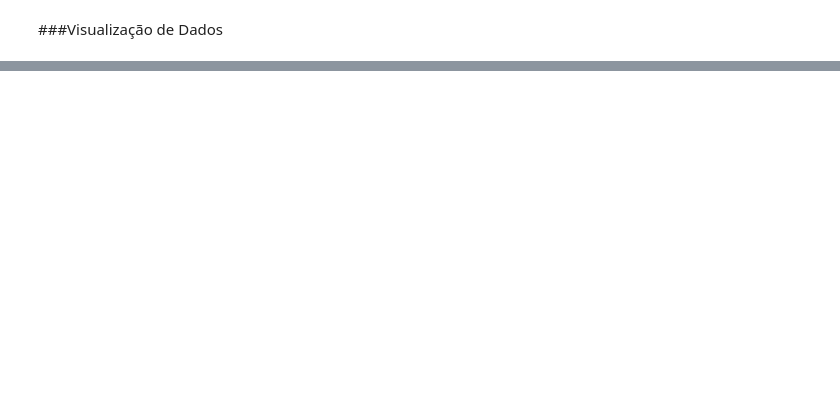
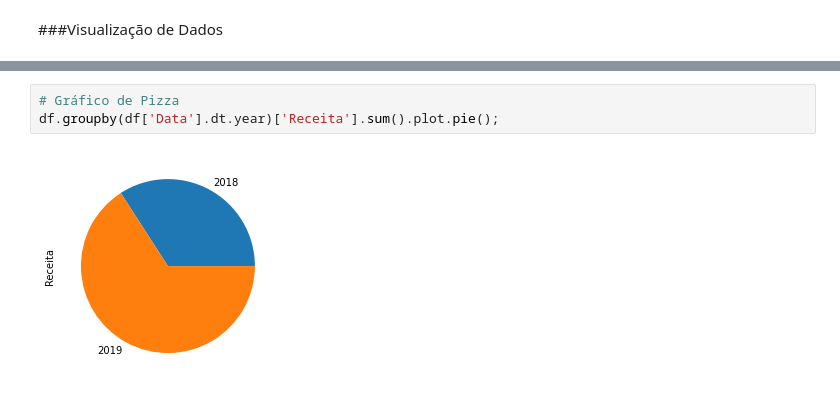
Before and after one commit to FabricioXC/AnaliseDeDadosComPythonEPandas, a Jupyter notebook: 04_Pandas_Excel_Datas_Graficos.ipynb, the cells around one changed output, grey strips where cells are left out. Drawn from its saved outputs; the diff is of its cells as text; blank space fills up the shorter version.

```diff
--- a/04_Pandas_Excel_Datas_Graficos.ipynb
+++ b/04_Pandas_Excel_Datas_Graficos.ipynb
@@ -310,0 +345,5 @@ vendas_marco_19.sample(20)
+# %%
+# Gráfico de Pizza
+df.groupby(df['Data'].dt.year)['Receita'].sum().plot.pie();
+# %% [output]
+[figure, added]
```
Also changed, not shown: parts of 21 cells of this notebook.
